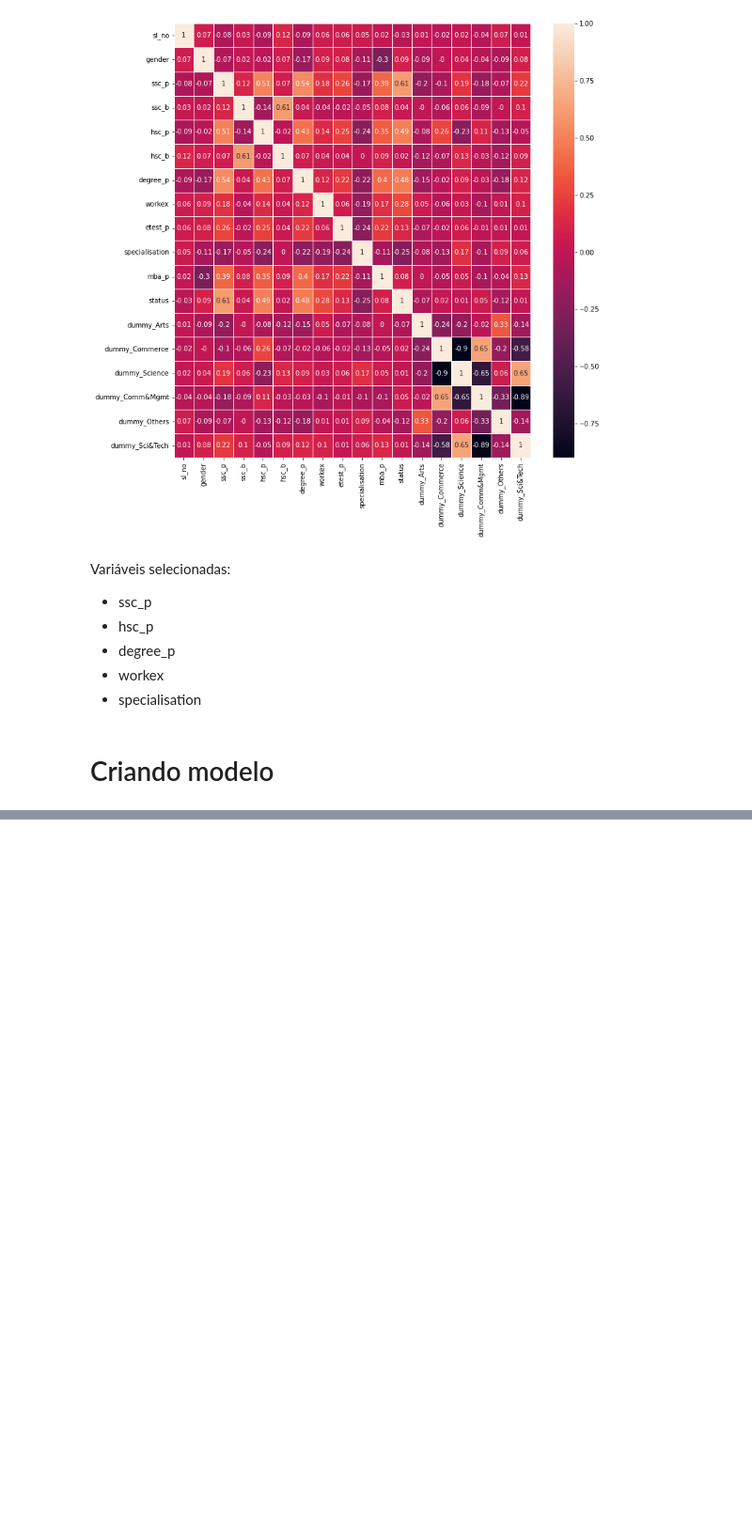
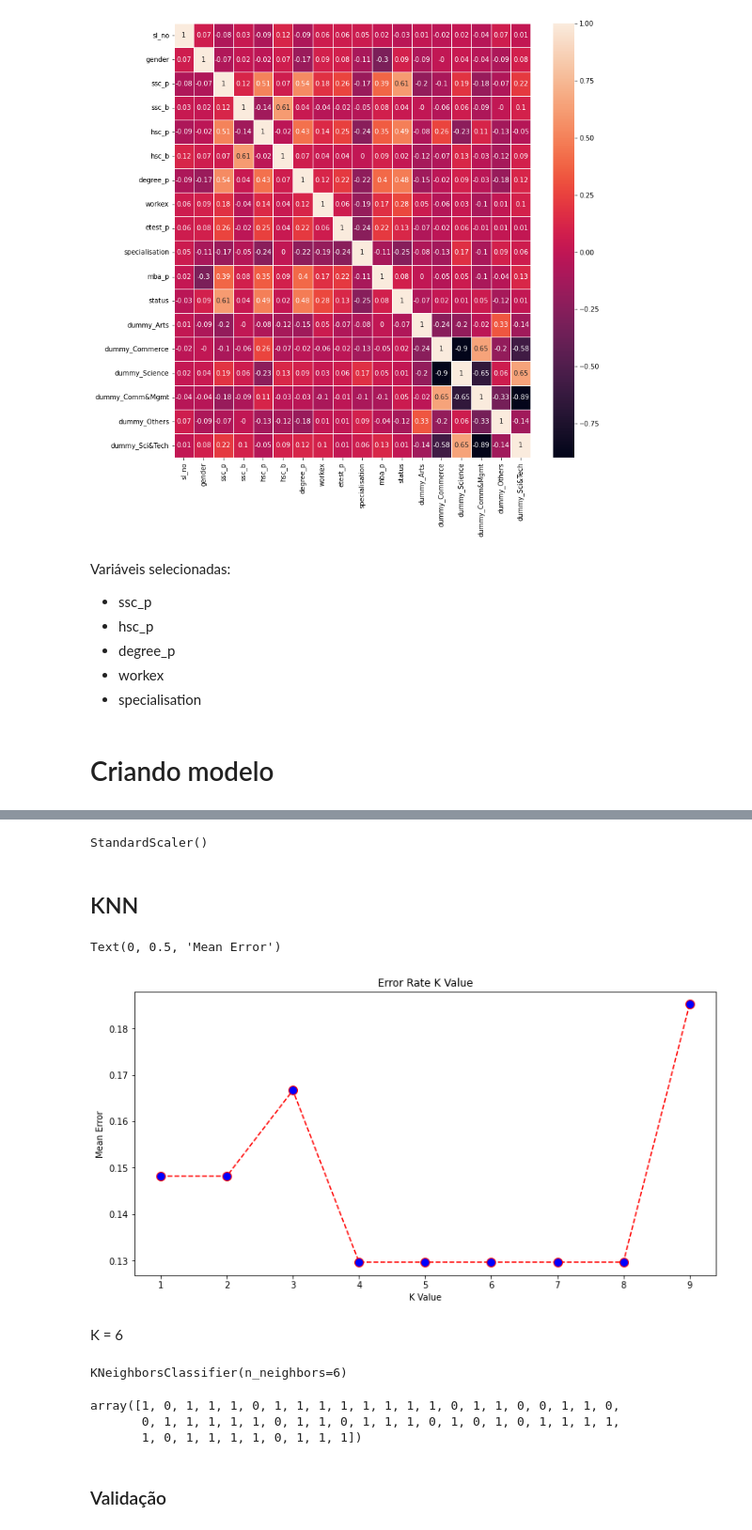
Before and after one commit to jackson-simionato/fase2_pos_tech, a Jupyter notebook: 2_Machine_Learning_Avancado/Aula7_ROC_AUC/Aula7_ROC_AUC.ipynb, the cells around one changed output, grey strips where cells are left out. Shown at 94% size. Cells and saved outputs as stored; diff of their text form; code cells hidden in the pictures; blank space fills up the shorter version.

```diff
--- a/2_Machine_Learning_Avancado/Aula7_ROC_AUC/Aula7_ROC_AUC.ipynb
+++ b/2_Machine_Learning_Avancado/Aula7_ROC_AUC/Aula7_ROC_AUC.ipynb
@@ -346,7 +349,7 @@ Variáveis selecionadas:
 # %% [markdown]
 # Criando modelo
 # %%
-x = dados_final[['ssc_p','hsc_p','degree_p','workex','specialisation']]
+x = dados_final[['ssc_p','hsc_p','degree_p','workex','specialisation', 'mba_p']]
 y = dados_final['status']
 # %%
 x_train, x_test, y_train, y_test = train_test_split(x, y, test_size=0.25, stratify=y, random_state=7)
@@ -358,0 +366,11 @@ from sklearn.preprocessing import StandardScaler, MinMaxScaler
+# %%
+scaler = StandardScaler()
+
+scaler.fit(x_train)
+# %% [output]
+StandardScaler()
+# %%
+x_train_scaled = scaler.fit_transform(x_train)
+x_test_scaled = scaler.fit_transform(x_test)
+# %% [markdown]
+## KNN
@@ -358,0 +379,37 @@ from sklearn.preprocessing import StandardScaler, MinMaxScaler
+# %%
+error = []
+
+# Calculating error for K values between 1 and 10
+for i in range(1, 10): #range de tentativas para k
+    knn = KNeighborsClassifier(n_neighbors=i)# aqui definimos  o k
+    knn.fit(x_train_scaled, y_train) #treinando o algoritmo para encontrar o erro
+    y_pred_i = knn.predict(x_test_scaled) #armazenando as previsões
+    error.append(np.mean(y_pred_i != y_test)) #armazenando o valor do erro médio na lista de erros
+# %%
+plt.figure(figsize=(12, 6))
+plt.plot(range(1, 10), error, color='red', linestyle='dashed', marker='o',
+         markerfacecolor='blue', markersize=10)
+plt.title('Error Rate K Value')
+plt.xlabel('K Value')
+plt.ylabel('Mean Error')
+# %% [output]
+Text(0, 0.5, 'Mean Error')
+[figure, added]
+# %% [markdown]
+K = 6
+# %%
+knn = KNeighborsClassifier(6)
+
+knn.fit(x_train_scaled, y_train)
+# %% [output]
+KNeighborsClassifier(n_neighbors=6)
+# %%
+y_pred_knn = knn.predict(x_test_scaled)
+
+y_pred_knn
+# %% [output]
+array([1, 0, 1, 1, 1, 0, 1, 1, 1, 1, 1, 1, 1, 1, 0, 1, 1, 0, 0, 1, 1, 0,
+       0, 1, 1, 1, 1, 1, 0, 1, 1, 0, 1, 1, 1, 0, 1, 0, 1, 0, 1, 1, 1, 1,
+       1, 0, 1, 1, 1, 1, 0, 1, 1, 1])
+# %% [markdown]
+### Validação
```
Also changed, not shown: parts of 17 cells of this notebook, 1 other file.
